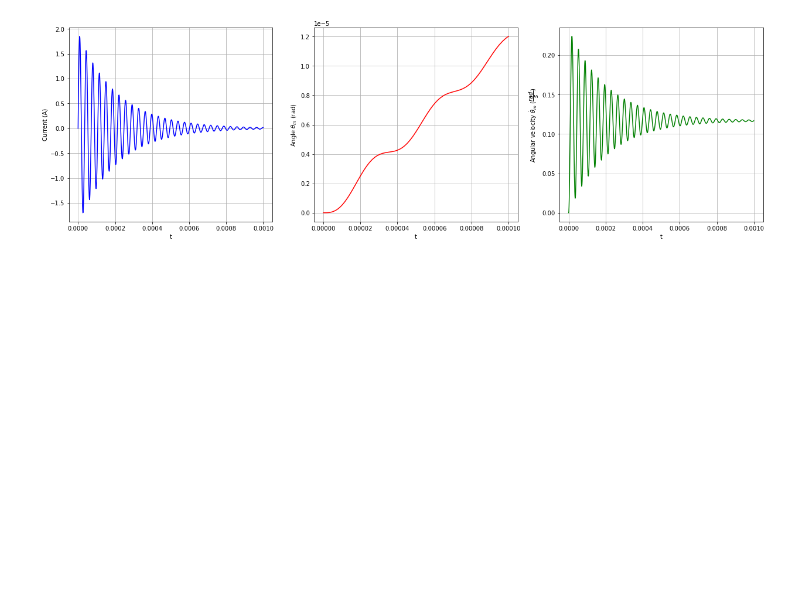
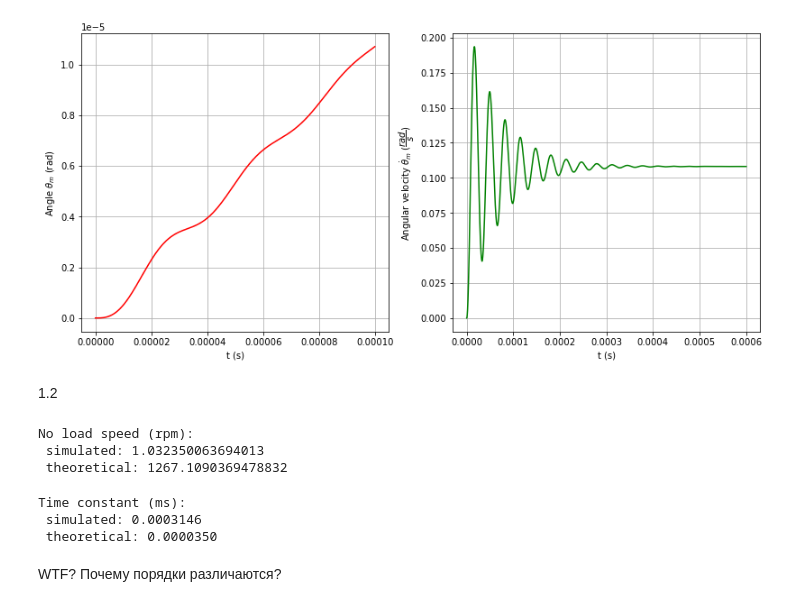
Before and after one commit to deemp/Innopolis, a Jupyter notebook: Lab3/main.ipynb, the cells around one changed output. Cells and saved outputs as stored; diff of their text form; code cells hidden in the pictures; blank space fills up the shorter version.

```diff
--- a/Lab3/main.ipynb
+++ b/Lab3/main.ipynb
@@ -23,7 +27,7 @@ mdata = {
     "terminal inductance, mH": 0.121 * milli,
     "torque constant, mNm/A": 9.02 * milli,
     "speed constant, rpm/V": 1060 * rps,
-    "speed/torque gradient, rpm/mNm": 406 * rps * kilo,
+    "speed/torque gradient, rpm/mNm": 406 * rps / milli,
     "mechanical time constant, ms": 9.56 * milli,
     "rotor inertia, g*cm^2": 2.25 * milli * centi ** 2,
 }
@@ -38,9 +42,9 @@ tau_l = 0
 B_m = 0
 # %%
 t0 = 0
-tf = 100 * milli
+tf = 0.6 * milli
 t_span = (t0, tf)
-increment = 0.000001
+increment = 0.1 * milli * milli
 t_eval = np.arange(t0, tf, increment)
 x0 = [0, 0, 0]
 # %%
@@ -85,8 +89,8 @@ sol = solve_list([[solve_motor,{}]])[0]
 # %%
 def get_t_theta_m():
     t0 = 0
-    tf = 10 * milli * centi
-    increment = 0.0000001
+    tf = 0.1 * milli
+    increment = 0.1 * milli * milli
     t = np.arange(t0, tf, increment)
     return t
 t_theta_m = get_t_theta_m()
@@ -94,31 +98,33 @@ sol_theta = solve_list([[solve_motor,{"t_eval": t_theta_m}]])[0]
 # %%
 plot_sol(
     [
         {
-            "xlabel": "t",
-            "ylabel": "Current (A)",
-            "x": sol.t,
-            "graphs": [
-                {"y": sol.y[0], "color": "b"},
-            ],
-        },
-        {
-            "xlabel": "t",
+            "xlabel": "t (s)",
             "ylabel": "Angle $\\theta_m$ (rad)",
             "x": sol_theta.t,
             "graphs": [
                 {"y": sol_theta.y[1], "color": "r"},
             ],
         },
         {
-            "xlabel": "t",
+            "xlabel": "t (s)",
             "ylabel": "Angular velocity $\\dot \\theta_m$ ($\\dfrac{rad}{s}$)",
             "x": sol.t,
             "graphs": [
                 {"y": sol.y[2], "color": "g"},
             ],
         },
     ]
 )
 # %% [output]
-[figure, old version]
+[figure, new version]
+# %% [markdown]
+1.2
+# %%
+theta_dot = sol.y[2]
+theta_dot_nl = theta_dot[-1]
+print(f"No load speed (rpm):\n simulated: {theta_dot_nl / rps} \n theoretical: {mdata['no load speed, rpm']}")
+# %% [output]
+No load speed (rpm):
+ simulated: 1.032350063694013
+ theoretical: 1267.1090369478832
@@ -124,0 +134,8 @@ plot_sol(
+# %%
+print(f"Time constant (ms):\n simulated: {t_const:0.7f} \n theoretical: {L/R:0.7f}")
+# %% [output]
+Time constant (ms):
+ simulated: 0.0003146
+ theoretical: 0.0000350
+# %% [markdown]
+WTF? Почему порядки различаются?
```
Also changed, not shown: parts of 5 cells of this notebook, 2 other files.
